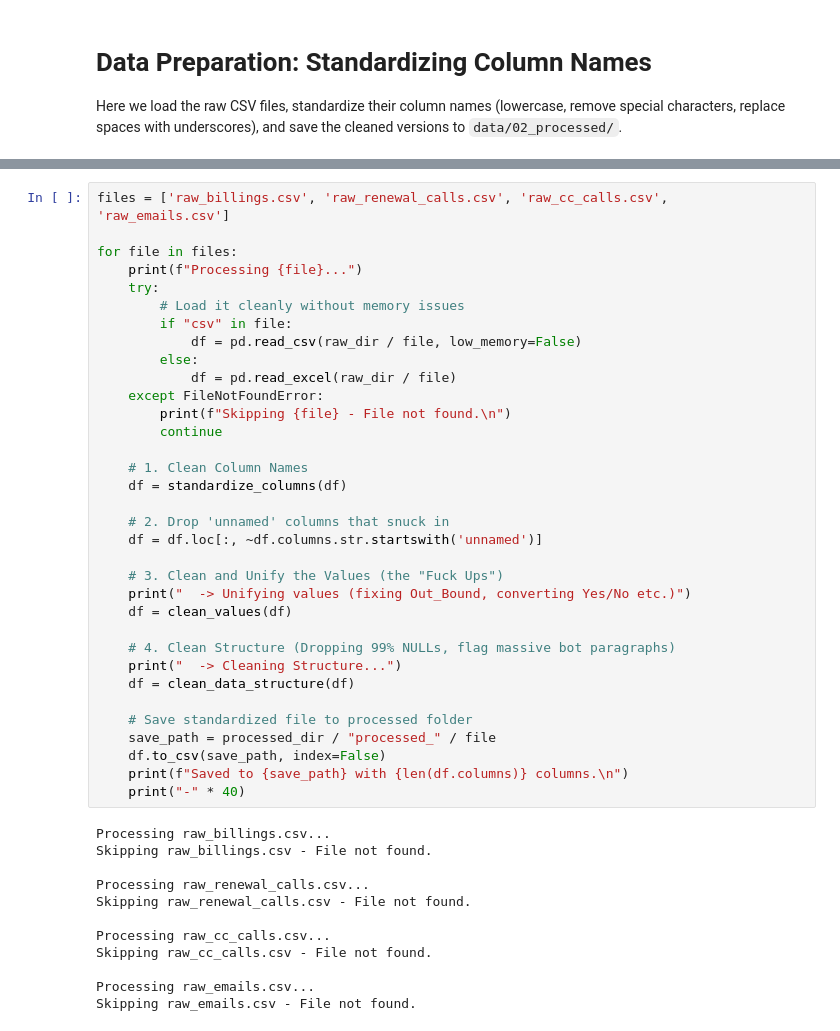
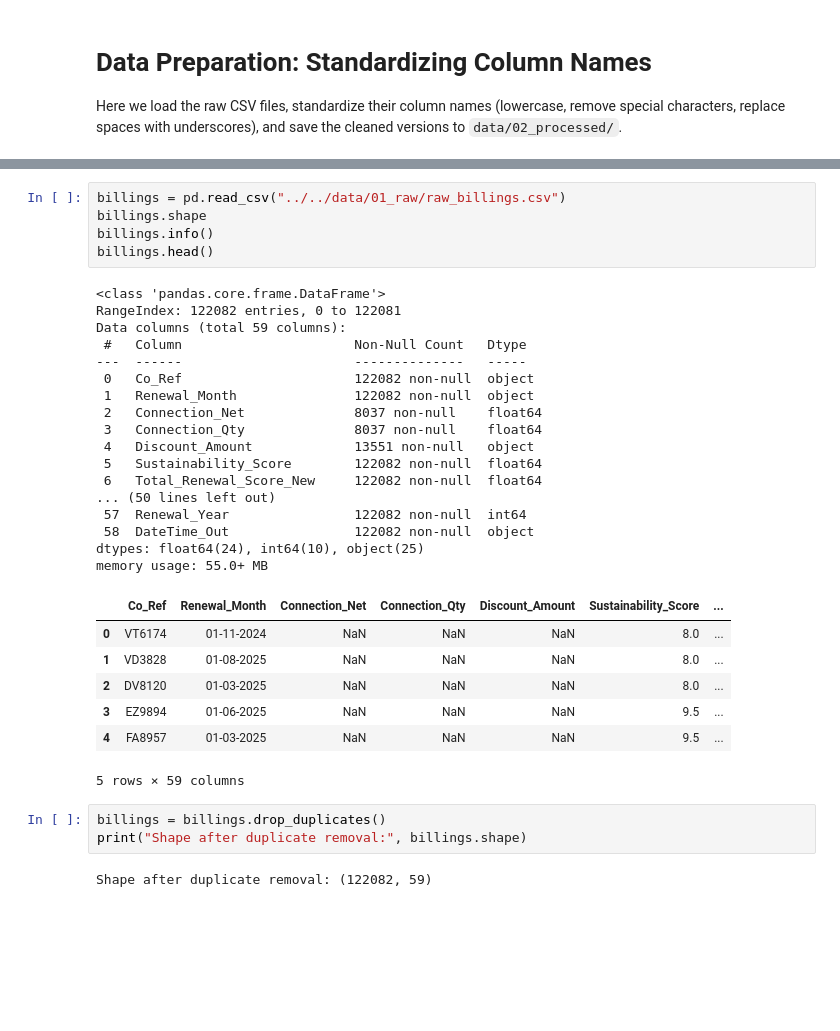
Before and after one commit to Shreya018/customer-churn-prediction, a Jupyter notebook: notebooks/data_cleaning/01_billing.ipynb, the cells around one changed output, grey strips where cells are left out. Cells and saved outputs as stored; diff of their text form; blank space fills up the shorter version.

Commit message:
Completed data cleaning notebooks and processed datasets

```diff
--- a/notebooks/data_cleaning/01_billing.ipynb
+++ b/notebooks/data_cleaning/01_billing.ipynb
@@ -89,46 +7,35 @@ def clean_data_structure(df):
 # %%
-files = ['raw_billings.csv', 'raw_renewal_calls.csv', 'raw_cc_calls.csv', 'raw_emails.csv']
-
-for file in files:
-    print(f"Processing {file}...")
-    try:
-        # Load it cleanly without memory issues
-        if "csv" in file:
-            df = pd.read_csv(raw_dir / file, low_memory=False)
-        else:
-            df = pd.read_excel(raw_dir / file)
-    except FileNotFoundError:
-        print(f"Skipping {file} - File not found.\n")
-        continue
-
-    # 1. Clean Column Names
-    df = standardize_columns(df)
-
-    # 2. Drop 'unnamed' columns that snuck in
-    df = df.loc[:, ~df.columns.str.startswith('unnamed')]
-
-    # 3. Clean and Unify the Values (the "Fuck Ups")
-    print("  -> Unifying values (fixing Out_Bound, converting Yes/No etc.)")
-    df = clean_values(df)
-
-    # 4. Clean Structure (Dropping 99% NULLs, flag massive bot paragraphs)
-    print("  -> Cleaning Structure...")
-    df = clean_data_structure(df)
-
-    # Save standardized file to processed folder
-    save_path = processed_dir / "processed_" / file
-    df.to_csv(save_path, index=False)
-    print(f"Saved to {save_path} with {len(df.columns)} columns.\n")
-    print("-" * 40)
+billings = pd.read_csv("../../data/01_raw/raw_billings.csv")
+billings.shape
+billings.info()
+billings.head()
 # %% [output]
-Processing raw_billings.csv...
-Skipping raw_billings.csv - File not found.
-
-Processing raw_renewal_calls.csv...
-Skipping raw_renewal_calls.csv - File not found.
-
-Processing raw_cc_calls.csv...
-Skipping raw_cc_calls.csv - File not found.
-
-Processing raw_emails.csv...
-Skipping raw_emails.csv - File not found.
+<class 'pandas.core.frame.DataFrame'>
+RangeIndex: 122082 entries, 0 to 122081
+Data columns (total 59 columns):
+ #   Column                      Non-Null Count   Dtype
+---  ------                      --------------   -----
+ 0   Co_Ref                      122082 non-null  object
+ 1   Renewal_Month               122082 non-null  object
+ 2   Connection_Net              8037 non-null    float64
+ 3   Connection_Qty              8037 non-null    float64
+ 4   Discount_Amount             13551 non-null   object
+ 5   Sustainability_Score        122082 non-null  float64
+ 6   Total_Renewal_Score_New     122082 non-null  float64
+... (50 lines left out)
+ 57  Renewal_Year                122082 non-null  int64
+ 58  DateTime_Out                122082 non-null  object
+dtypes: float64(24), int64(10), object(25)
+memory usage: 55.0+ MB
+|  | Co_Ref | Renewal_Month | Connection_Net | Connection_Qty | Discount_Amount | Sustainability_Score | ... |
+| 0 | VT6174 | 01-11-2024 | NaN | NaN | NaN | 8.0 | ... |
+| 1 | VD3828 | 01-08-2025 | NaN | NaN | NaN | 8.0 | ... |
+| 2 | DV8120 | 01-03-2025 | NaN | NaN | NaN | 8.0 | ... |
+| 3 | EZ9894 | 01-06-2025 | NaN | NaN | NaN | 9.5 | ... |
+| 4 | FA8957 | 01-03-2025 | NaN | NaN | NaN | 9.5 | ... |
+5 rows × 59 columns
+# %%
+billings = billings.drop_duplicates()
+print("Shape after duplicate removal:", billings.shape)
+# %% [output]
+Shape after duplicate removal: (122082, 59)
```
Also changed, not shown: parts of 17 cells of this notebook, 11 other files.
